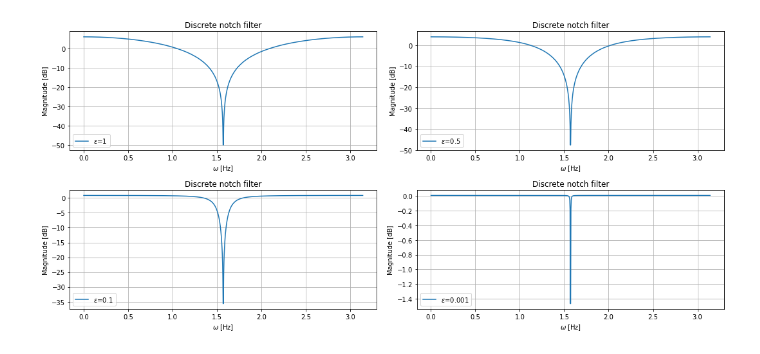
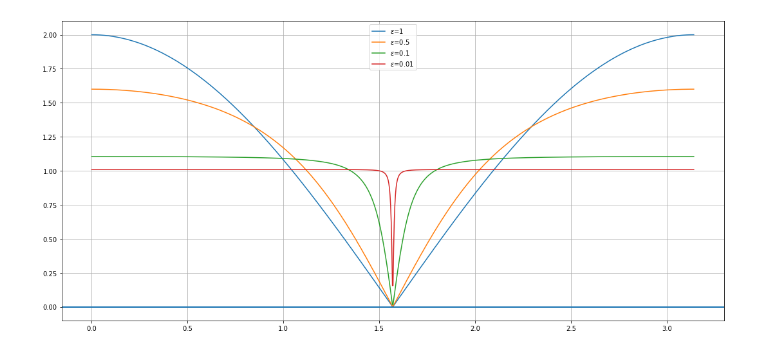
Before and after one commit to NerusSkyhigh/Advanced-Electronics, a Jupyter notebook: _build/jupyter_execute/21-10-18 L08.ipynb, the cells around one changed output. Saved outputs shown, nothing was run; the diff lists cells and outputs as text; code cells hidden in the pictures.

```diff
--- a/_build/jupyter_execute/21-10-18 L08.ipynb
+++ b/_build/jupyter_execute/21-10-18 L08.ipynb
@@ -65,50 +65,35 @@ Let's plot the results:
 # %%
 import matplotlib.pyplot as plt
 import numpy as np
 
 ##############
 # PARAMETERS #
 ##############
 T=1#/1024 # Sampling time
 f3dB = 1/(4*T) # Hz
 omega = np.linspace(start=0, stop=np.pi/T, \
                     num=1000, endpoint=True)
 
 def notch(omega, epsilon):
     c = 1-epsilon
     num = 2/(1+c**2)*np.abs(np.cos(omega*T))
     den = (np.sqrt(1-np.power(2*c/(1+c**2)*np.sin(omega*T),2) ))
 
     return num/den
 
 #########
 # PLOTS #
 #########
-fig, ax = plt.subplots(2, 2, figsize=(15, 7))
+fig, ax = plt.subplots(1, 1, figsize=(15, 7))
 
-epsilon = 1; V = notch(omega, epsilon); V = 20*np.log10(V);
-ax[0][0].plot(omega, V, label=r"$\epsilon$={:}".format(epsilon))
+for epsilon in [1, 0.5, 0.1, 0.01]:
+    V = notch(omega, epsilon); #V = 20*np.log10(V);
+    ax.plot(omega, V, label=r"$\epsilon$={:}".format(epsilon))
+    ax.axhline(y=0, xmin=0, xmax=1)
 
-epsilon = 0.5; V = notch(omega, epsilon); V = 20*np.log10(V);
-ax[0][1].plot(omega, V, label=r"$\epsilon$={:}".format(epsilon))
-
-epsilon = 0.1; V = notch(omega, epsilon); V = 20*np.log10(V);
-ax[1][0].plot(omega, V, label=r"$\epsilon$={:}".format(epsilon))
-
-epsilon = 0.001; V = notch(omega, epsilon); V = 20*np.log10(V);
-ax[1][1].plot(omega, V, label=r"$\epsilon$={:}".format(epsilon))
-
-for a_row in ax:
-    for a in a_row:
-        a.set_title("Discrete notch filter")
-        a.set_xlabel(r"$\omega$ [Hz]")
-        a.set_ylabel(r"Magnitude [dB]")
-        a.grid()
-        a.legend()
-#ax[1].set_yticks([x for x in range(0, 91, 5)])
-#ax[0].set_ylim([min(mag_lp_bt), 10])
-
+ax.grid()
+ax.legend()
 fig.tight_layout()
 plt.show()
 # %% [output]
-[figure, old version]
+[figure, new version]
```
Also changed, not shown: 38 other files.
